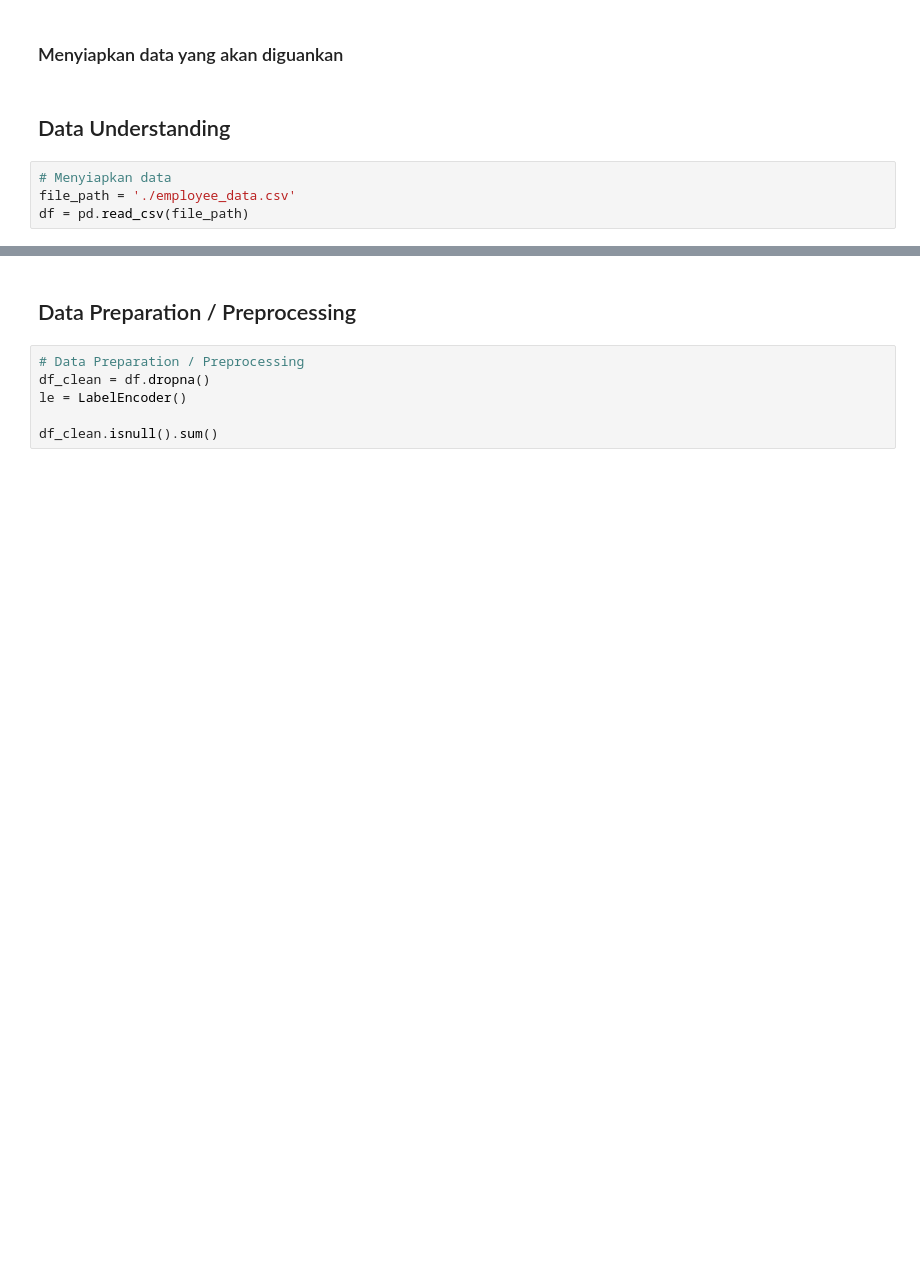
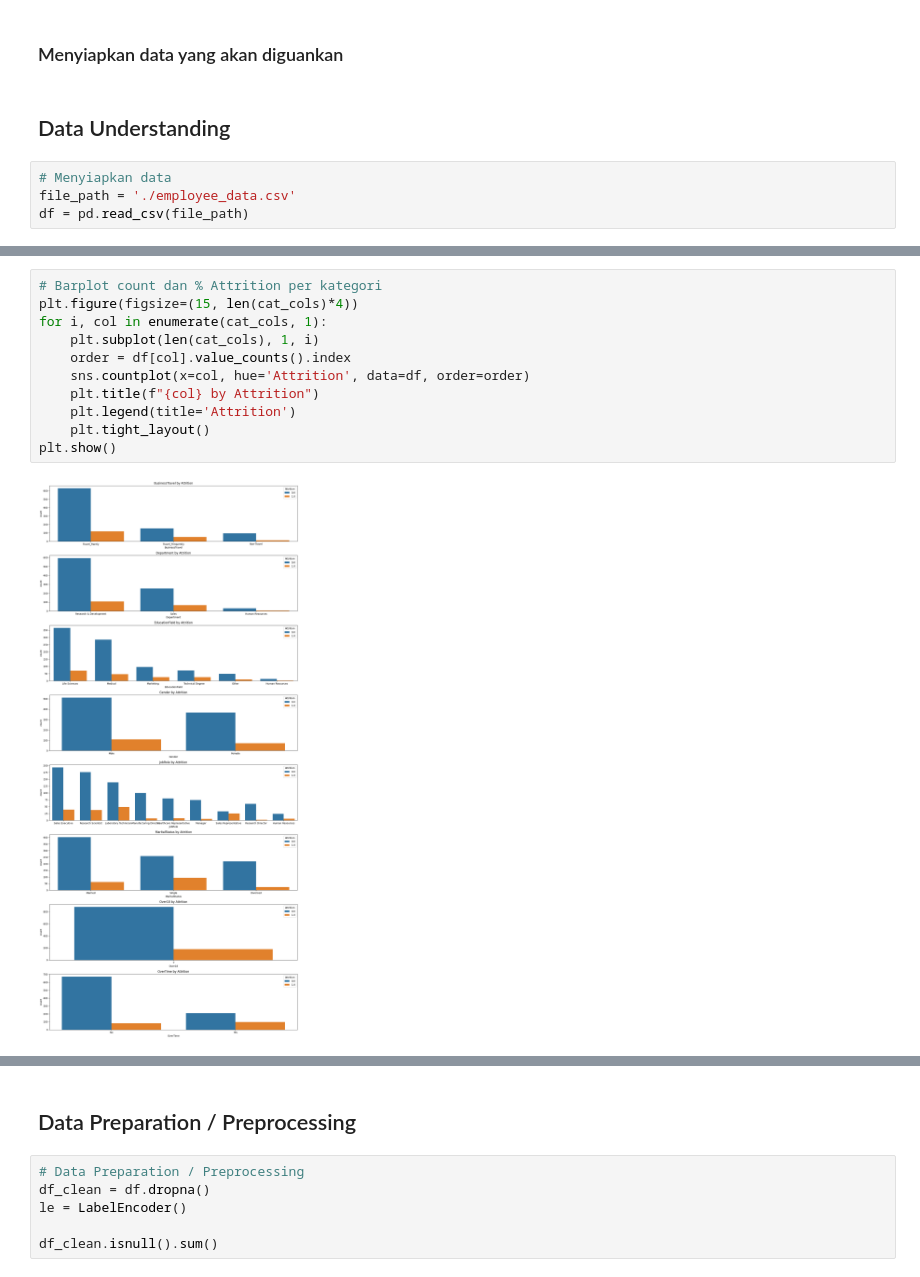
Before and after one commit to adrianramadhan/human-resource-dashboard, a Jupyter notebook: notebook.ipynb, the cells around one changed output, grey strips where cells are left out. Drawn from its saved outputs; the diff is of its cells as text; blank space fills up the shorter version.

```diff
--- a/notebook.ipynb
+++ b/notebook.ipynb
@@ -67,0 +149,13 @@ if 'Attrition' in df.columns:
+# %%
+# Barplot count dan % Attrition per kategori
+plt.figure(figsize=(15, len(cat_cols)*4))
+for i, col in enumerate(cat_cols, 1):
+    plt.subplot(len(cat_cols), 1, i)
+    order = df[col].value_counts().index
+    sns.countplot(x=col, hue='Attrition', data=df, order=order)
+    plt.title(f"{col} by Attrition")
+    plt.legend(title='Attrition')
+    plt.tight_layout()
+plt.show()
+# %% [output]
+[figure, added]
```
Also changed, not shown: parts of 11 cells of this notebook.
